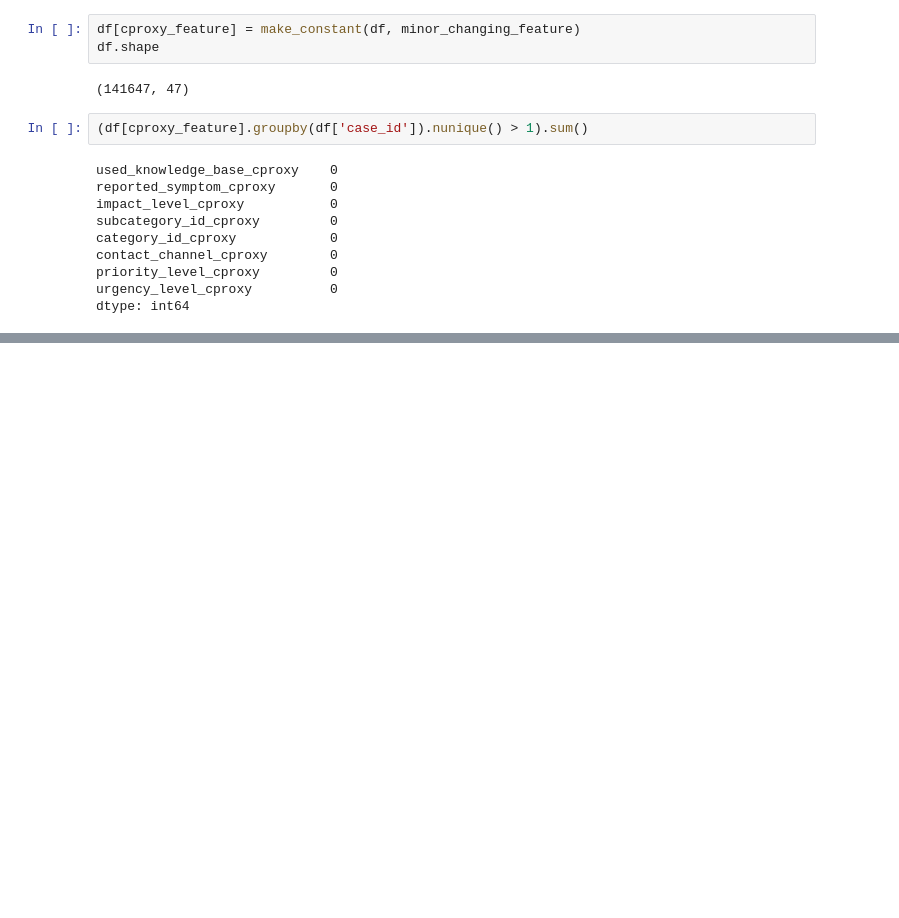
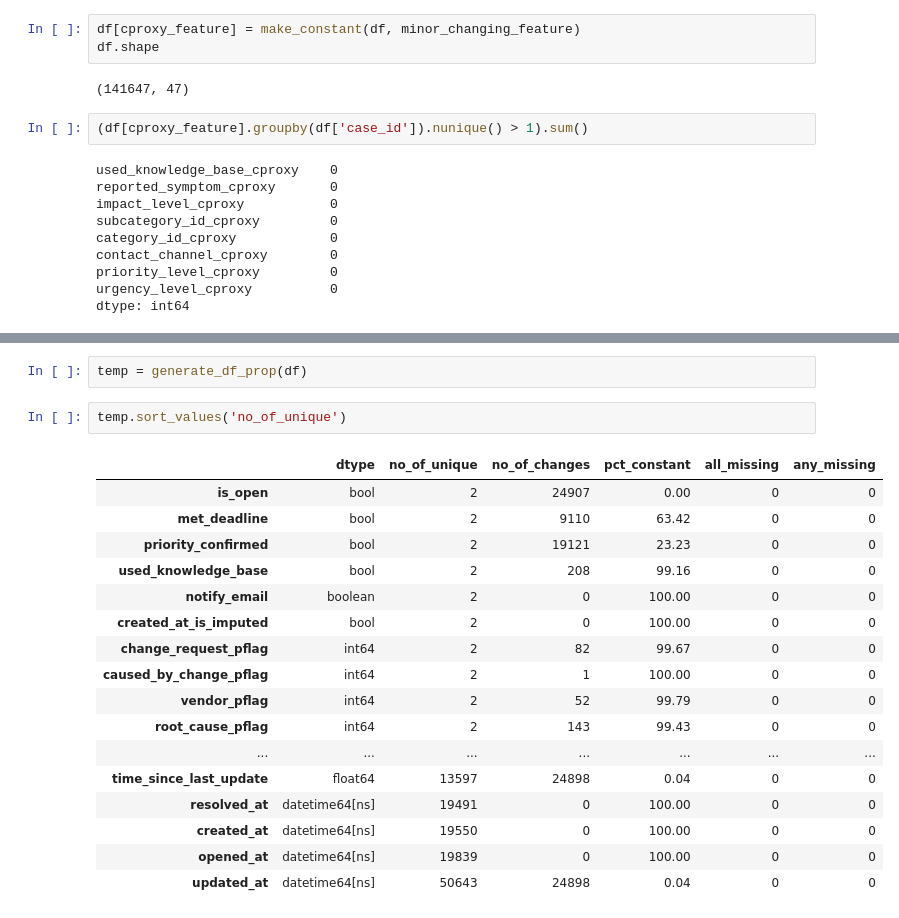
Before and after one commit to shashankgarewal/temporal-sequence-eventLog, a Jupyter notebook: notebooks/03_model_base_table.ipynb, the cells around one changed output, grey strips where cells are left out. Saved outputs shown, nothing was run; the diff lists cells and outputs as text; blank space fills up the shorter version.

```diff
--- a/notebooks/03_model_base_table.ipynb
+++ b/notebooks/03_model_base_table.ipynb
@@ -482,0 +562,22 @@ dtype: int64
+# %%
+temp = generate_df_prop(df)
+# %%
+temp.sort_values('no_of_unique')
+# %% [output]
+|  | dtype | no_of_unique | no_of_changes | pct_constant | all_missing | any_missing |
+| is_open | bool | 2 | 24907 | 0.00 | 0 | 0 |
+| met_deadline | bool | 2 | 9110 | 63.42 | 0 | 0 |
+| priority_confirmed | bool | 2 | 19121 | 23.23 | 0 | 0 |
+| used_knowledge_base | bool | 2 | 208 | 99.16 | 0 | 0 |
+| notify_email | boolean | 2 | 0 | 100.00 | 0 | 0 |
+| created_at_is_imputed | bool | 2 | 0 | 100.00 | 0 | 0 |
+| change_request_pflag | int64 | 2 | 82 | 99.67 | 0 | 0 |
+| caused_by_change_pflag | int64 | 2 | 1 | 100.00 | 0 | 0 |
+| vendor_pflag | int64 | 2 | 52 | 99.79 | 0 | 0 |
+| root_cause_pflag | int64 | 2 | 143 | 99.43 | 0 | 0 |
+| ... | ... | ... | ... | ... | ... | ... |
+| time_since_last_update | float64 | 13597 | 24898 | 0.04 | 0 | 0 |
+| resolved_at | datetime64[ns] | 19491 | 0 | 100.00 | 0 | 0 |
+| created_at | datetime64[ns] | 19550 | 0 | 100.00 | 0 | 0 |
+| opened_at | datetime64[ns] | 19839 | 0 | 100.00 | 0 | 0 |
+| updated_at | datetime64[ns] | 50643 | 24898 | 0.04 | 0 | 0 |
```
Also changed, not shown: parts of 14 cells of this notebook, 1 other file.
